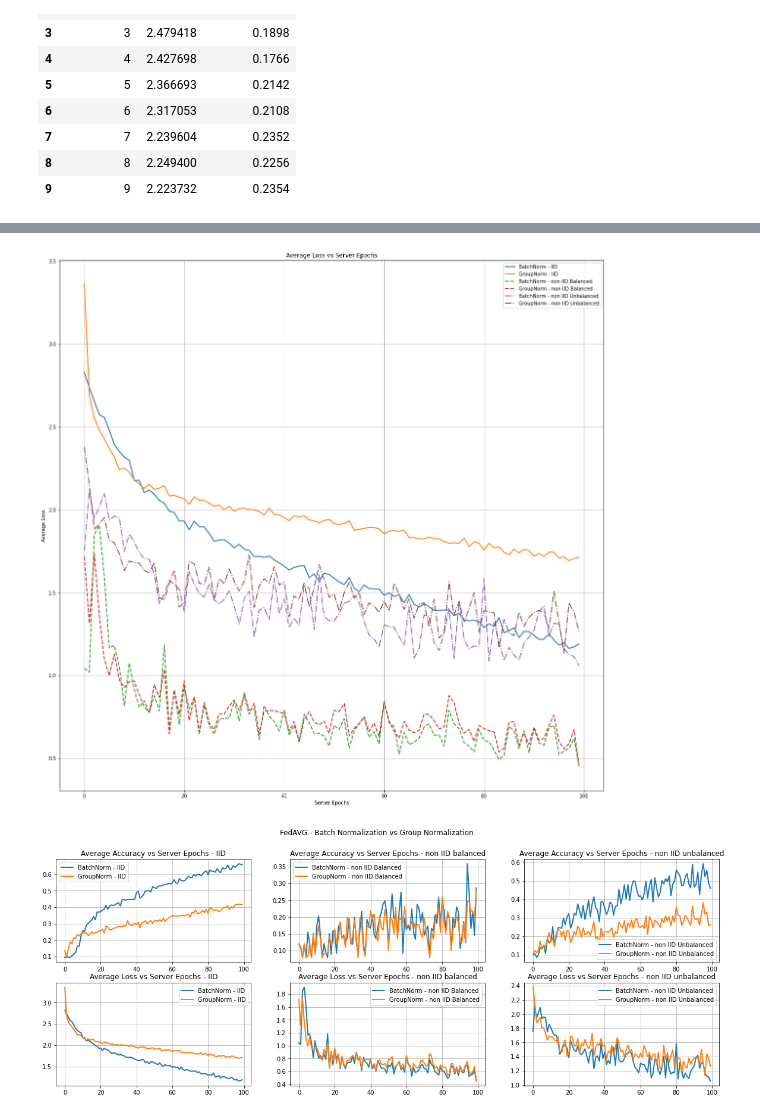
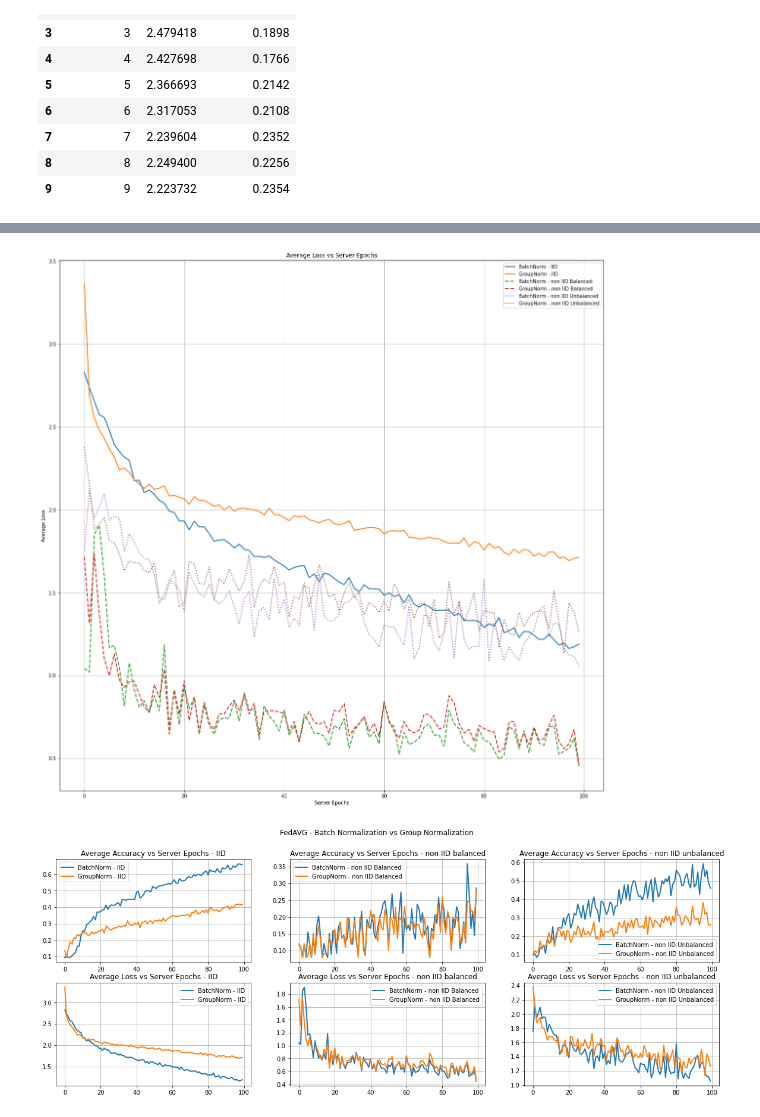
Before and after one commit to dadodimauro/MLDL-Federated-Learning, a Jupyter notebook: plot.ipynb, the cells around one changed output, grey strips where cells are left out. Cells and saved outputs as stored; diff of their text form; code cells hidden in the pictures.

```diff
--- a/plot.ipynb
+++ b/plot.ipynb
@@ -79,28 +79,28 @@ plt.show()
 # %%
 fig, ax = plt.subplots(figsize=(20, 20))
 
 ax.plot(range(len(train_loss_batchNorm_iid1_unbalanced0)), train_loss_batchNorm_iid1_unbalanced0, linewidth=2, linestyle='-', label="BatchNorm - IID")
 ax.plot(range(len(train_loss_groupNorm_iid1_unbalanced0)), train_loss_groupNorm_iid1_unbalanced0, linewidth=2, linestyle='-', label="GroupNorm - IID")
 
 ax.plot(range(len(train_loss_batchNorm_iid0_unbalanced0)), train_loss_batchNorm_iid0_unbalanced0, linewidth=2, linestyle='--', label="BatchNorm - non IID Balanced")
 ax.plot(range(len(train_loss_groupNorm_iid0_unbalanced0)), train_loss_groupNorm_iid0_unbalanced0, linewidth=2, linestyle='--', label="GroupNorm - non IID Balanced")
 
-ax.plot(range(len(train_loss_batchNorm_iid0_unbalanced1)), train_loss_batchNorm_iid0_unbalanced1, linewidth=2, linestyle='-.', label="BatchNorm - non IID Unbalanced")
-ax.plot(range(len(train_loss_groupNorm_iid0_unbalanced1)), train_loss_groupNorm_iid0_unbalanced1, linewidth=2, linestyle='-.', label="GroupNorm - non IID Unbalanced")
+ax.plot(range(len(train_loss_batchNorm_iid0_unbalanced1)), train_loss_batchNorm_iid0_unbalanced1, linewidth=2, linestyle=':', label="BatchNorm - non IID Unbalanced")
+ax.plot(range(len(train_loss_groupNorm_iid0_unbalanced1)), train_loss_groupNorm_iid0_unbalanced1, linewidth=2, linestyle=':', label="GroupNorm - non IID Unbalanced")
 
 
 plt.title("Average Loss vs Server Epochs")
 plt.ylabel('Average Loss')
 plt.xlabel('Server Epochs')
 
 ax.legend()
 ax.grid()
 
 plt.savefig("fedAVG_results/fedAVG_summary_results_loss.png")
 
 plt.show()
 # %% [output]
-[figure, old version]
+[figure, new version]
 # %%
 fig, ax = plt.subplots(2, 3, figsize=(20, 7))
 
```
Also changed, not shown: parts of 8 cells of this notebook, 12 other files.
